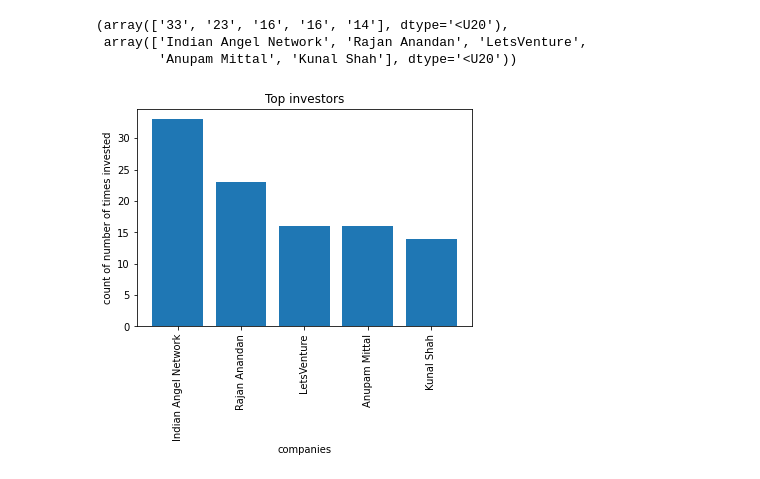
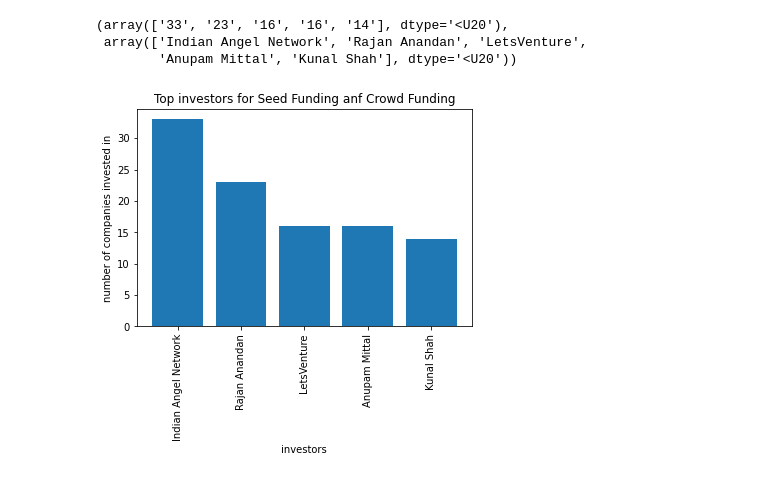
Before and after one commit to chirag-3/Case-Study-on-Indian-Startups, a Jupyter notebook: Case Study on Indian startups.ipynb, the cells around one changed output. Drawn from its saved outputs; the diff is of its cells as text; code cells hidden in the pictures.

```diff
--- a/Case Study on Indian startups.ipynb
+++ b/Case Study on Indian startups.ipynb
@@ -695,9 +695,9 @@ counts = [int(i) for i in counts]
 # %%
 plt.bar(companies,counts)
 plt.xticks(rotation = 90)
-plt.xlabel("companies")
-plt.ylabel('count of number of times invested')
-plt.title("Top investors")
+plt.xlabel("investors")
+plt.ylabel('number of companies invested in')
+plt.title("Top investors for Seed Funding anf Crowd Funding")
 plt.show()
 # %% [output]
-[figure, old version]
+[figure, new version]
```
Also changed, not shown: parts of 26 cells of this notebook.
